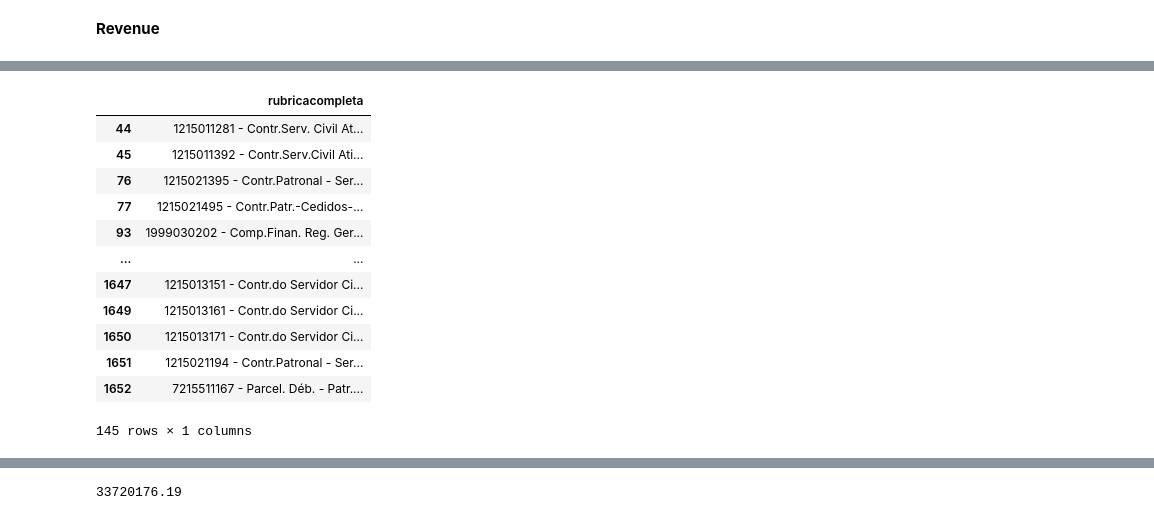
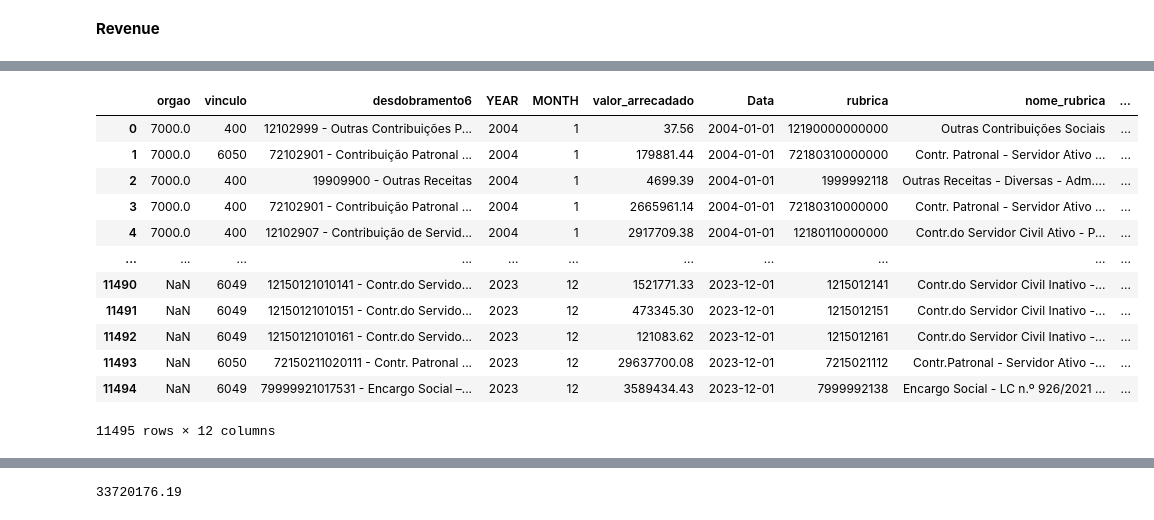
Before and after one commit to TiagoIesbick/dashboard-etl, a Jupyter notebook: dashboard_data.ipynb, the cells around one changed output, grey strips where cells are left out. Cells and saved outputs as stored; diff of their text form; code cells hidden in the pictures.

Commit message:
revenue inspection

```diff
--- a/dashboard_data.ipynb
+++ b/dashboard_data.ipynb
@@ -200,9 +200,16 @@ df_rev_2004_2017.rename(columns={'Exercício': 'YEAR',
 df_rev_2004_2017['Data'] = pd.to_datetime(df_rev_2004_2017[['YEAR', 'MONTH']].assign(DAY=1))
 df_rev_2004_2017[['YEAR', 'orgao', 'MONTH', 'vinculo']] = df_rev_2004_2017[['YEAR', 'orgao', 'MONTH', 'vinculo']].astype('int64')
 df_rev_2004_2017 = df_rev_2004_2017.loc[df_rev_2004_2017['valor_arrecadado'] != 0].reset_index(drop=True)
-# df_rev_2004_2017['dd6'] = df_rev_2004_2017['desdobramento6'].str.split(' - ').str.get(0).str.strip()
-# df_rev_2004_2017.loc[df_rev_2004_2017['dd6'].str[0] == '9', 'dd6'] = df_rev_2004_2017['dd6'].str[1:] + '0'
 df_rev_2004_2017.sort_values('Data', inplace=True, ignore_index=True)
+
+df_rev_from_to_2004_2017 = pd.read_excel(r'/content/drive/MyDrive/Dashboard_data/utils/rev_from_to-2004_2017.xlsx')
+df_rev_from_to_2004_2017['rubrica'] = df_rev_from_to_2004_2017['rubricacompleta'].str.extract(r'^(\d+)')
+df_rev_from_to_2004_2017["nome_rubrica"] = df_rev_from_to_2004_2017["rubricacompleta"].str.extract(r"^\d+\s*-\s*(.*)")
+
+df_rev_2004_2017 = df_rev_2004_2017.merge(
+    df_rev_from_to_2004_2017[['vinculo', 'desdobramento6', 'rubrica', 'nome_rubrica']],
+    on=['vinculo', 'desdobramento6'], how='left'
+)
 # %%
 # Generating a dataframe with revenue collected from 2018 to 2023
 
@@ -210,22 +217,28 @@ rev_folder_2018_2023 = pathlib.Path(r'/content/drive/MyDrive/Dashboard_data/Rece
 
 df_list = [
     pd.read_excel(revenue_file).dropna(axis=1, how='all')
-    for revenue_file in rev_folder_2018_2023.iterdir()
+    for revenue_file in rev_folder_2018_2023.glob("*.xlsx")
 ]
 
 df_rev_2018_2023 = pd.concat(df_list, ignore_index=True)
 
-df_rev_2018_2023.drop(columns=['valor_cancelado', 'valor_orcado', 'valor_lancado', 'valor_meta', 'informacao_complementar'], inplace=True)
+df_rev_2018_2023.drop(columns=[
+    'valor_cancelado', 'valor_orcado', 'valor_lancado', 'valor_meta', 'informacao_complementar',
+    'nome_orgao', 'orgao', 'nome_orgao.1', 'digito', 'categoria', 'especie', 'desdobramento1',
+    'desdobramento2', 'desdobramento3', 'desdobramento4', 'desdobramento5'
+    ], inplace=True)
 df_rev_2018_2023 = df_rev_2018_2023.loc[(df_rev_2018_2023['orgao_raiz'] == 7000) & (df_rev_2018_2023['valor_arrecadado'] != 0)].reset_index(drop=True)
 df_rev_2018_2023.rename(columns={'ano': 'YEAR', 'mes': 'MONTH'}, inplace=True)
 df_rev_2018_2023['Data'] = pd.to_datetime(df_rev_2018_2023[['YEAR', 'MONTH']].assign(DAY=1))
 df_rev_2018_2023.sort_values('Data', inplace=True, ignore_index=True)
-# df_rev_2018_2023['vinculo'] = df_rev_2018_2023['vinculo'].astype(str).replace({'400': '0400'})
-# df_rev_2018_2023['rubrica'] = df_rev_2018_2023['rubrica'].astype(str)
 
-# df_rev_2018_2023['Natureza da Receita Antiga'] = df_rev_2018_2023['rubrica'].str.pad(14, fillchar='0').str.replace(
-#     r'(\d{2})(\d)(\d)(\d)(\d{2})(\d)(\d)(\d{2})(\d{2})(\d+)', r'\1.\2.\3.\4.\5.\6.\7.\8.\9.\10', regex=True
-# ) + '.' + df_rev_2018_2023['vinculo'] + '.0'
+df_rev_from_to_2018_2023 = pd.read_excel(r'/content/drive/MyDrive/Dashboard_data/utils/rev_from_to-2018_2023.xlsx')
+df_rev_from_to_2018_2023['rubrica_new'] = df_rev_from_to_2018_2023['rubricacompleta'].str.extract(r'^(\d+)')
+df_rev_from_to_2018_2023["nome_rubrica"] = df_rev_from_to_2018_2023["rubricacompleta"].str.extract(r"^\d+\s*-\s*(.*)")
+
+df_rev_2018_2023 = df_rev_2018_2023.merge(
+    df_rev_from_to_2018_2023.drop('rubricacompleta', axis=1), on='rubrica', how='left'
+    ).drop('rubrica', axis=1).rename(columns={'rubrica_new': 'rubrica'})
 # %%
 # Generating a dataframe with revenue collected from 2024 onwards
 
@@ -264,16 +265,17 @@ df_rev_2024_onwards[['origem', 'especie', 'd1', 'dd2', 'd3', 'tipo', 'desdobrame
-# %%
-df_rev_2024_onwards[['rubricacompleta']].drop_duplicates(keep='last')
-# %% [output]
-|  | rubricacompleta |
-| 44 | 1215011281 - Contr.Serv. Civil At... |
-| 45 | 1215011392 - Contr.Serv.Civil Ati... |
-| 76 | 1215021395 - Contr.Patronal - Ser... |
-| 77 | 1215021495 - Contr.Patr.-Cedidos-... |
-| 93 | 1999030202 - Comp.Finan. Reg. Ger... |
-| ... | ... |
-| 1647 | 1215013151 - Contr.do Servidor Ci... |
-| 1649 | 1215013161 - Contr.do Servidor Ci... |
-| 1650 | 1215013171 - Contr.do Servidor Ci... |
-| 1651 | 1215021194 - Contr.Patronal - Ser... |
-| 1652 | 7215511167 - Parcel. Déb. - Patr.... |
-145 rows × 1 columns
+# %%
+df = pd.concat([df_rev_2004_2017, df_rev_2018_2023], ignore_index=True)
+df
+# %% [output]
+|  | orgao | vinculo | desdobramento6 | YEAR | MONTH | valor_arrecadado | Data | rubrica | nome_rubrica | ... |
+| 0 | 7000.0 | 400 | 12102999 - Outras Contribuições P... | 2004 | 1 | 37.56 | 2004-01-01 | 12190000000000 | Outras Contribuições Sociais | ... |
+| 1 | 7000.0 | 6050 | 72102901 - Contribuição Patronal ... | 2004 | 1 | 179881.44 | 2004-01-01 | 72180310000000 | Contr. Patronal - Servidor Ativo ... | ... |
+| 2 | 7000.0 | 400 | 19909900 - Outras Receitas | 2004 | 1 | 4699.39 | 2004-01-01 | 1999992118 | Outras Receitas - Diversas - Adm.... | ... |
+| 3 | 7000.0 | 400 | 72102901 - Contribuição Patronal ... | 2004 | 1 | 2665961.14 | 2004-01-01 | 72180310000000 | Contr. Patronal - Servidor Ativo ... | ... |
+| 4 | 7000.0 | 400 | 12102907 - Contribuição de Servid... | 2004 | 1 | 2917709.38 | 2004-01-01 | 12180110000000 | Contr.do Servidor Civil Ativo - P... | ... |
+| ... | ... | ... | ... | ... | ... | ... | ... | ... | ... | ... |
+| 11490 | NaN | 6049 | 12150121010141 - Contr.do Servido... | 2023 | 12 | 1521771.33 | 2023-12-01 | 1215012141 | Contr.do Servidor Civil Inativo -... | ... |
+| 11491 | NaN | 6049 | 12150121010151 - Contr.do Servido... | 2023 | 12 | 473345.30 | 2023-12-01 | 1215012151 | Contr.do Servidor Civil Inativo -... | ... |
+| 11492 | NaN | 6049 | 12150121010161 - Contr.do Servido... | 2023 | 12 | 121083.62 | 2023-12-01 | 1215012161 | Contr.do Servidor Civil Inativo -... | ... |
+| 11493 | NaN | 6050 | 72150211020111 - Contr. Patronal ... | 2023 | 12 | 29637700.08 | 2023-12-01 | 7215021112 | Contr.Patronal - Servidor Ativo -... | ... |
+| 11494 | NaN | 6049 | 79999921017531 - Encargo Social –... | 2023 | 12 | 3589434.43 | 2023-12-01 | 7999992138 | Encargo Social - LC n.º 926/2021 ... | ... |
+11495 rows × 12 columns
```
Also changed, not shown: parts of 19 cells of this notebook.
